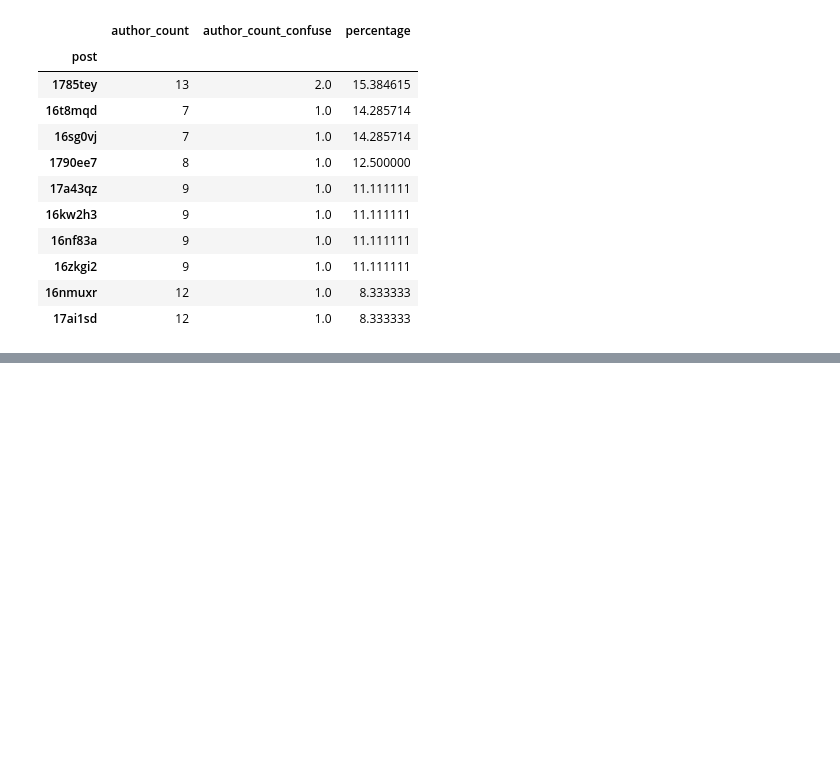
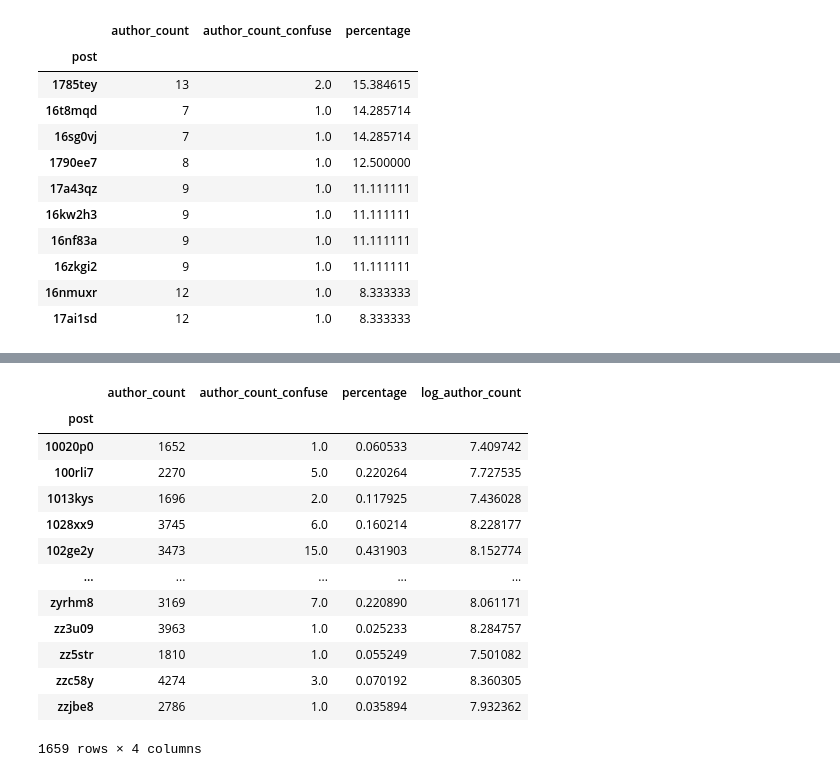
Before and after one commit to dilettagoglia/reddit-majority-opinion, a Jupyter notebook: src/alessio/confused_users.ipynb, the cells around one changed output, grey strips where cells are left out. Cells and saved outputs as stored; diff of their text form; code cells hidden in the pictures; blank space fills up the shorter version.

```diff
--- a/src/alessio/confused_users.ipynb
+++ b/src/alessio/confused_users.ipynb
@@ -167,0 +194,17 @@ df_grouped.sort_values('percentage', ascending=False).head(10)
+# %%
+df_grouped
+# %% [output]
+|  | author_count | author_count_confuse | percentage | log_author_count |
+| post |  |  |  |  |
+| 10020p0 | 1652 | 1.0 | 0.060533 | 7.409742 |
+| 100rli7 | 2270 | 5.0 | 0.220264 | 7.727535 |
+| 1013kys | 1696 | 2.0 | 0.117925 | 7.436028 |
+| 1028xx9 | 3745 | 6.0 | 0.160214 | 8.228177 |
+| 102ge2y | 3473 | 15.0 | 0.431903 | 8.152774 |
+| ... | ... | ... | ... | ... |
+| zyrhm8 | 3169 | 7.0 | 0.220890 | 8.061171 |
+| zz3u09 | 3963 | 1.0 | 0.025233 | 8.284757 |
+| zz5str | 1810 | 1.0 | 0.055249 | 7.501082 |
+| zzc58y | 4274 | 3.0 | 0.070192 | 8.360305 |
+| zzjbe8 | 2786 | 1.0 | 0.035894 | 7.932362 |
+1659 rows × 4 columns
```
Also changed, not shown: parts of 4 cells of this notebook.
